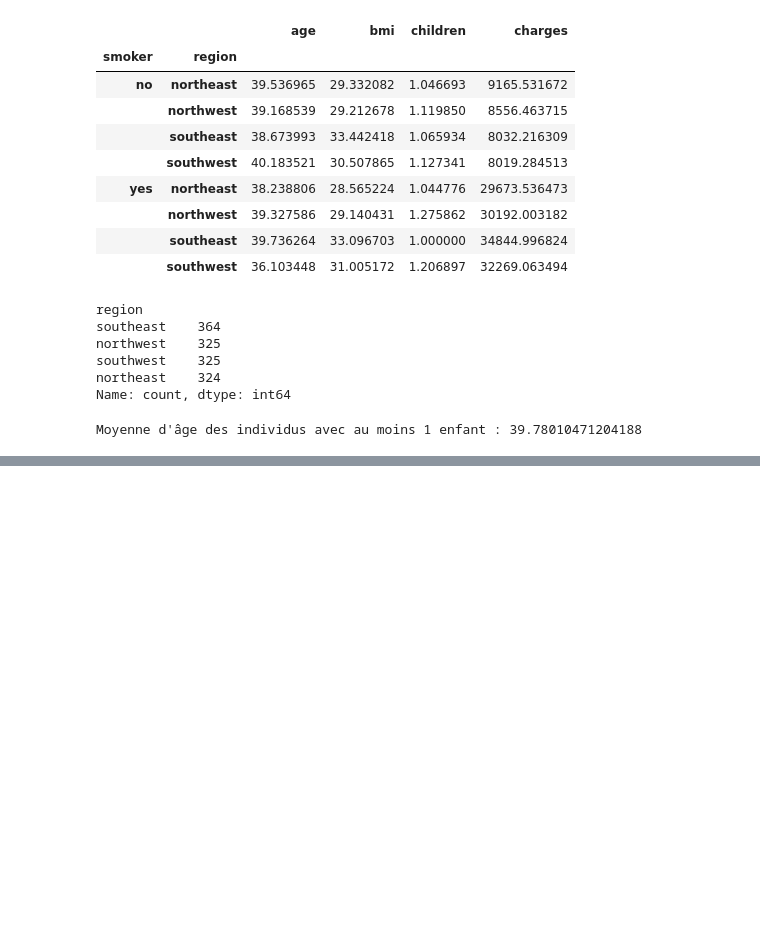
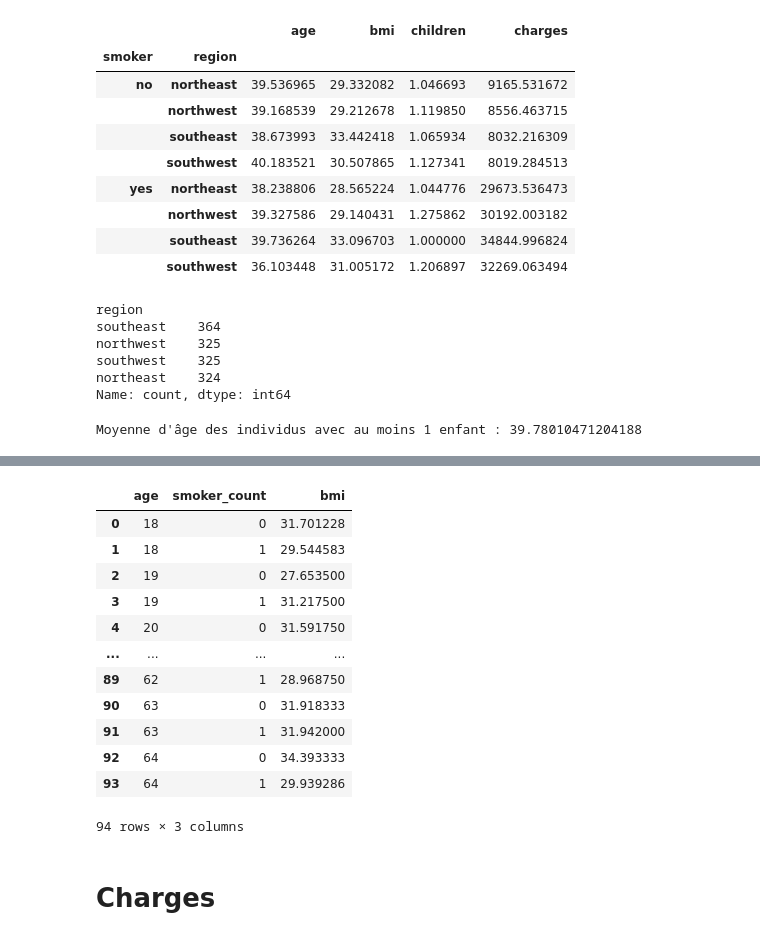
Before and after one commit to lcabart21/CA_USMedicalInsuranceCost, a Jupyter notebook: us-medical-insurance-costs.ipynb, the cells around one changed output, grey strips where cells are left out. Saved outputs shown, nothing was run; the diff lists cells and outputs as text; code cells hidden in the pictures; blank space fills up the shorter version.

```diff
--- a/us-medical-insurance-costs.ipynb
+++ b/us-medical-insurance-costs.ipynb
@@ -106,0 +158,18 @@ Moyenne d'âge des individus avec au moins 1 enfant : 39.78010471204188
+# %%
+#Compare BMI with smoking habits
+bmi_smoker = int_smoker_count.groupby(['age', 'smoker_count'])[['bmi']].mean().reset_index()
+bmi_smoker
+# %% [output]
+|  | age | smoker_count | bmi |
+| 0 | 18 | 0 | 31.701228 |
+| 1 | 18 | 1 | 29.544583 |
+| 2 | 19 | 0 | 27.653500 |
+| 3 | 19 | 1 | 31.217500 |
+| 4 | 20 | 0 | 31.591750 |
+| ... | ... | ... | ... |
+| 89 | 62 | 1 | 28.968750 |
+| 90 | 63 | 0 | 31.918333 |
+| 91 | 63 | 1 | 31.942000 |
+| 92 | 64 | 0 | 34.393333 |
+| 93 | 64 | 1 | 29.939286 |
+94 rows × 3 columns
@@ -106,0 +193,2 @@ Moyenne d'âge des individus avec au moins 1 enfant : 39.78010471204188
+# %% [markdown]
+# Charges
```
Also changed, not shown: parts of 19 cells of this notebook.
